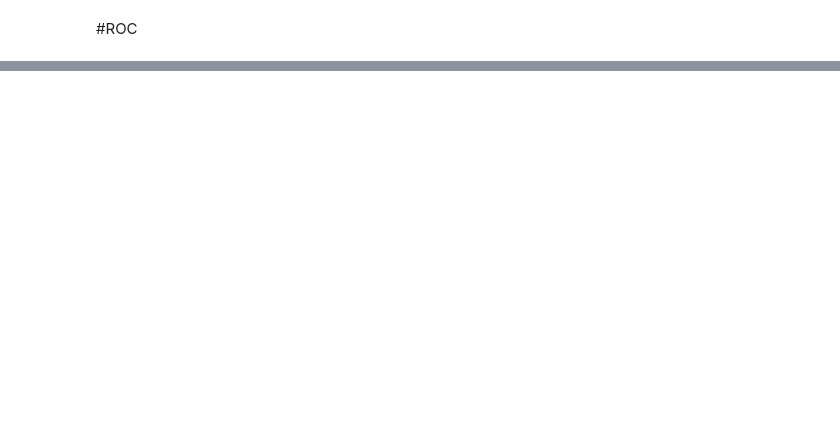
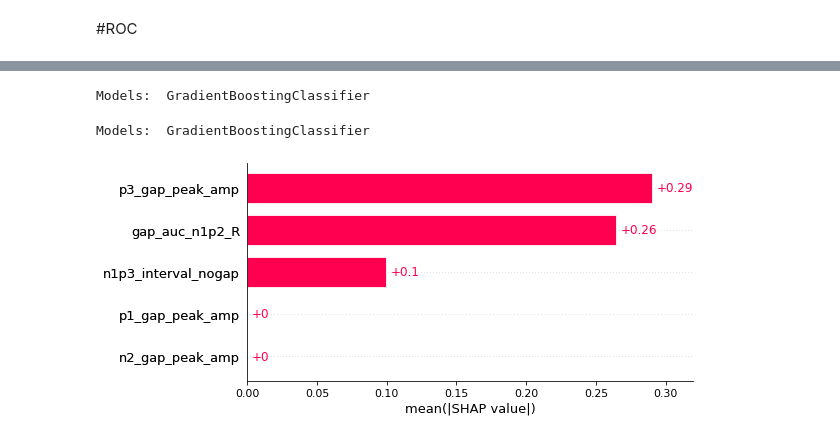
Before and after one commit to RafsanJany-44/ARC_Machine, a Jupyter notebook: Dynamic_ML_Tunning_with_featSelect_SHAP_ROC_.ipynb, the cells around one changed output, grey strips where cells are left out. Drawn from its saved outputs; the diff is of its cells as text; code cells hidden in the pictures; blank space fills up the shorter version.

```diff
--- a/Dynamic_ML_Tunning_with_featSelect_SHAP_ROC_.ipynb
+++ b/Dynamic_ML_Tunning_with_featSelect_SHAP_ROC_.ipynb
@@ -1059,0 +1085,15 @@ plt.show()
+# %%
+print("Models: ",best_models[0][1])
+
+explainer = shap.Explainer(best_models[0][0].predict, X_test)
+
+shap_values = explainer( X_test)
+features_names=list(dataset.iloc[0:0, 4:])
+# %% [output]
+Models:  GradientBoostingClassifier
+# %%
+print("Models: ",best_models[0][1])
+shap.plots.bar(shap_values,max_display=10)
+# %% [output]
+Models:  GradientBoostingClassifier
+[figure, added]
```
Also changed, not shown: parts of 42 cells of this notebook.
